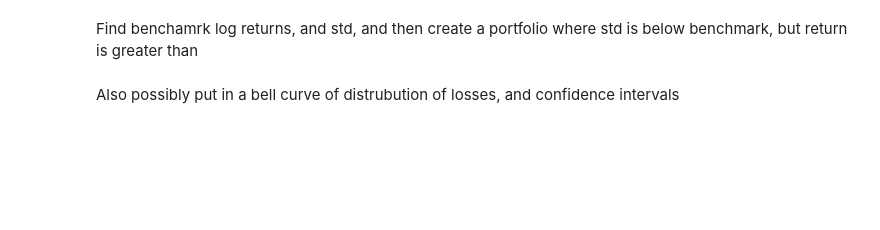
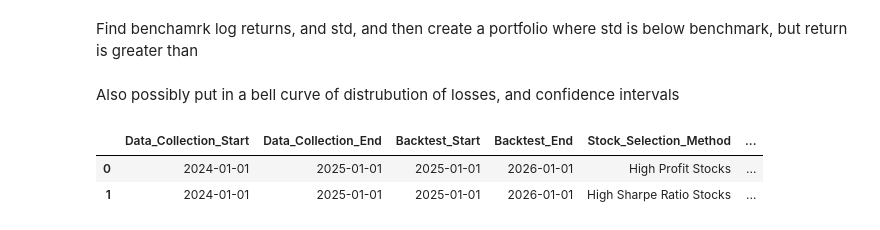
Before and after one commit to BlakeUribe/Portfolio_py, a Jupyter notebook: notebooks/backtesting.ipynb, the cells around one changed output. Saved outputs shown, nothing was run; the diff lists cells and outputs as text; code cells hidden in the pictures; blank space fills up the shorter version.

Commit message:
Imporve Backtesting Metrics

```diff
--- a/notebooks/backtesting.ipynb
+++ b/notebooks/backtesting.ipynb
@@ -80,16 +138,9 @@ print(f'Back Test ends on: {backtest_end}')
 paper_value = 100_000
 
 
-weights_for_profit = list(optimal_profit_weights.values())
-
 # Run the backtest
-print('\nBack Test on High Profitable Stocks')
-backtest_on_high_profit = backtest_portfolio(mpt_stocks_for_profit, paper_value, weights_for_profit, start_date=backtest_start, end_date=backtest_end)
-print(f'Ending Value: {round(backtest_on_high_profit, 2)}')
-
-print('\nBack Test on High Sharpe Stocks')
-backtest_on_high_sharpe = backtest_portfolio(mpt_stocks_for_sharpe, paper_value, weights_for_profit, start_date=backtest_start, end_date=backtest_end)
-print(f'Ending Value: {round(backtest_on_high_sharpe, 2)}')
+backtest_on_high_profit = backtest_portfolio(portfolio_allocation_high_profit['Stocks'], paper_value, portfolio_allocation_high_profit['Stock Weights'], start_date=backtest_start, end_date=backtest_end)
+backtest_on_high_sharpe = backtest_portfolio(portfolio_allocation_high_sharpe['Stocks'], paper_value, portfolio_allocation_high_sharpe['Stock Weights'], start_date=backtest_start, end_date=backtest_end)
 # %% [output]
 [*********************100%***********************]  1 of 1 completed
 [*********************100%***********************]  1 of 1 completed
@@ -134,7 +180,7 @@ else:
     backtest_df = pd.DataFrame(columns=[
         "Data_Collection_Start", "Data_Collection_End",
         "Backtest_Start", "Backtest_End",
-        "Stock_Selection_Method", 'Stocks',"Starting_Value", "Ending_Value"
+        "Stock_Selection_Method", 'Stocks', 'Sharpe', "Starting_Value", "Ending_Value"
     ])
 
 # New entries to append
@@ -145,7 +191,8 @@ new_entries = [
         "Backtest_Start": backtest_start,
         "Backtest_End": backtest_end,
         "Stock_Selection_Method": "High Profit Stocks",
-        "Stocks": (",".join(mpt_stocks_for_profit)),
+        "Stocks": (",".join(portfolio_allocation_high_profit['Stocks'])),
+        'Sharpe': tangecy_portfolio_for_profit_stocks[1]['Max Sharpe']
         "Starting_Value": paper_value,
         "Ending_Value": backtest_on_high_profit
     },
@@ -155,7 +202,8 @@ new_entries = [
         "Backtest_Start": backtest_start,
         "Backtest_End": backtest_end,
         "Stock_Selection_Method": "High Sharpe Ratio Stocks",
-        "Stocks": (",".join(mpt_stocks_for_sharpe)),
+        "Stocks": (",".join(portfolio_allocation_high_sharpe['Stocks'])),
+        'Sharpe': tangecy_portfolio_for_sharpe_stocks[1]['Max Sharpe']
         "Starting_Value": paper_value,
         "Ending_Value": backtest_on_high_sharpe
     }
@@ -202,3 +225,9 @@ Possibly implemnt affects of leverage
 Find benchamrk log returns, and std, and then create a portfolio where std is below benchmark, but return is greater than
 # %% [markdown]
 Also possibly put in a bell curve of distrubution of losses, and confidence intervals
+# %%
+backtest_df
+# %% [output]
+|  | Data_Collection_Start | Data_Collection_End | Backtest_Start | Backtest_End | Stock_Selection_Method | ... |
+| 0 | 2024-01-01 | 2025-01-01 | 2025-01-01 | 2026-01-01 | High Profit Stocks | ... |
+| 1 | 2024-01-01 | 2025-01-01 | 2025-01-01 | 2026-01-01 | High Sharpe Ratio Stocks | ... |
```
Also changed, not shown: parts of 8 cells of this notebook, 10 other files.
